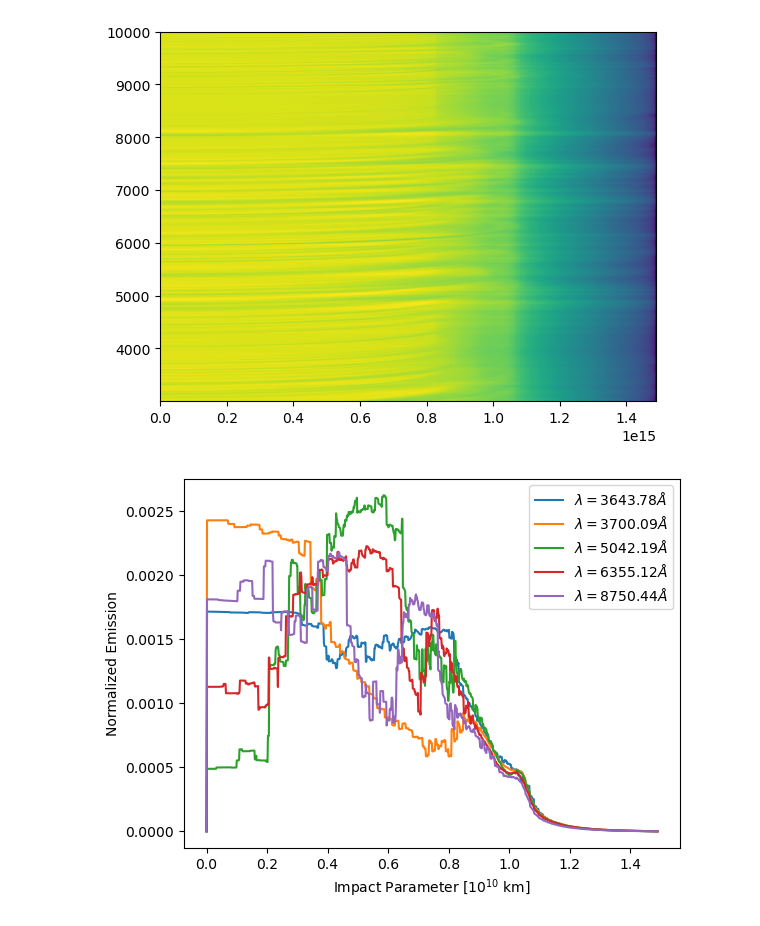
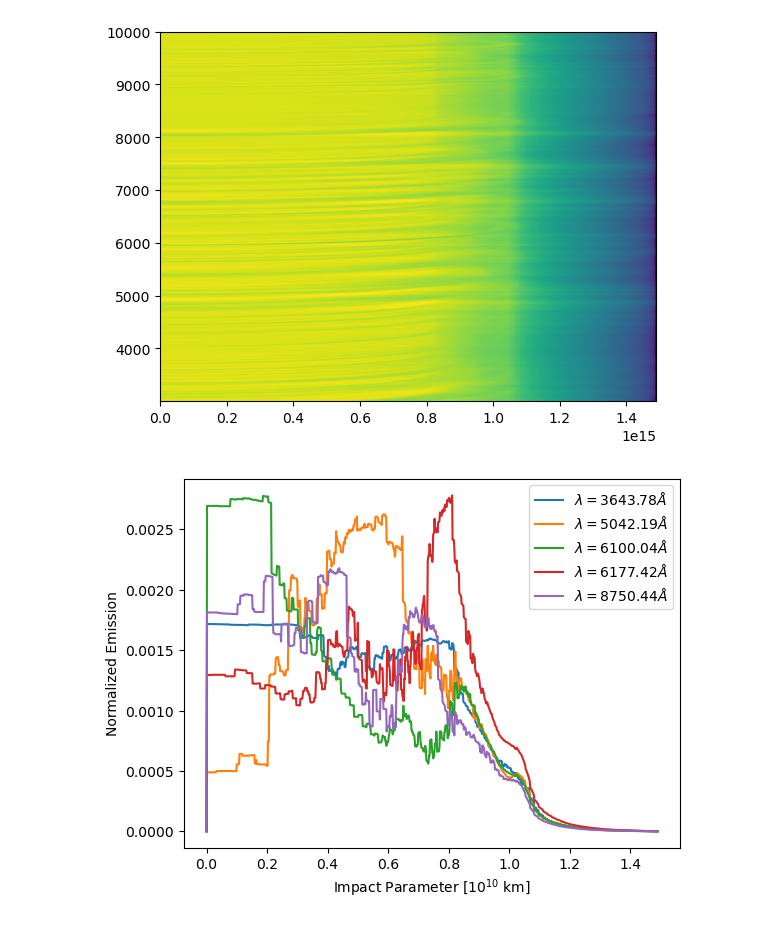
Before and after one commit to AlexGKim/II, a Jupyter notebook: II.ipynb, the cells around one changed output. Saved outputs shown, nothing was run; the diff lists cells and outputs as text; code cells hidden in the pictures.

```diff
--- a/II.ipynb
+++ b/II.ipynb
@@ -24,6 +24,8 @@ maxorder = numpy.argsort(maxs)
 
 idx8750 = numpy.abs(lambdas - 8750).argmin()
 idx3700 = numpy.abs(lambdas - 3700).argmin()
+idx6100 = numpy.abs(lambdas - 6100).argmin()
+idx6177 = numpy.abs(lambdas - 6177).argmin()
 idx6355 = numpy.abs(lambdas - 6355).argmin()
 # %%
 def dft_polar(y, norder=None):
@@ -120,13 +122,15 @@ plt.imshow(ren,extent=[axis0[0],axis0[-1],lambdas[0],lambdas[-1]],aspect='auto',
 [figure]
 # %%
 plt.plot(axis0[:]/1e15, ren[maxorder[0],:],label=r"$\lambda={:.2f}\AA$".format(lambdas[maxorder[0]]))
-plt.plot(axis0[:]/1e15, ren[idx3700,:],label=r"$\lambda={:.2f}\AA$".format(lambdas[idx3700]))
+# plt.plot(axis0[:]/1e15, ren[idx3700,:],label=r"$\lambda={:.2f}\AA$".format(lambdas[idx3700]))
 plt.plot(axis0[:]/1e15, ren[maxorder[-1],:],label=r"$\lambda={:.2f}\AA$".format(lambdas[maxorder[-1]]))
-plt.plot(axis0[:]/1e15, ren[idx6355,:],label=r"$\lambda={:.2f}\AA$".format(lambdas[idx6355]))
+plt.plot(axis0[:]/1e15, ren[idx6100,:],label=r"$\lambda={:.2f}\AA$".format(lambdas[idx6100]))
+plt.plot(axis0[:]/1e15, ren[idx6177,:],label=r"$\lambda={:.2f}\AA$".format(lambdas[idx6177]))
+
 plt.plot(axis0[:]/1e15, ren[idx8750,:],label=r"$\lambda={:.2f}\AA$".format(lambdas[idx8750]))
 plt.xlabel(r"Impact Parameter [$10^{10}~\text{km}$]")
 plt.ylabel(r"Normalized Emission")
 plt.legend()
 plt.savefig('impact.pdf')
 # %% [output]
-[figure, old version]
+[figure, new version]
```
Also changed, not shown: parts of 4 cells of this notebook, 1 other file.
